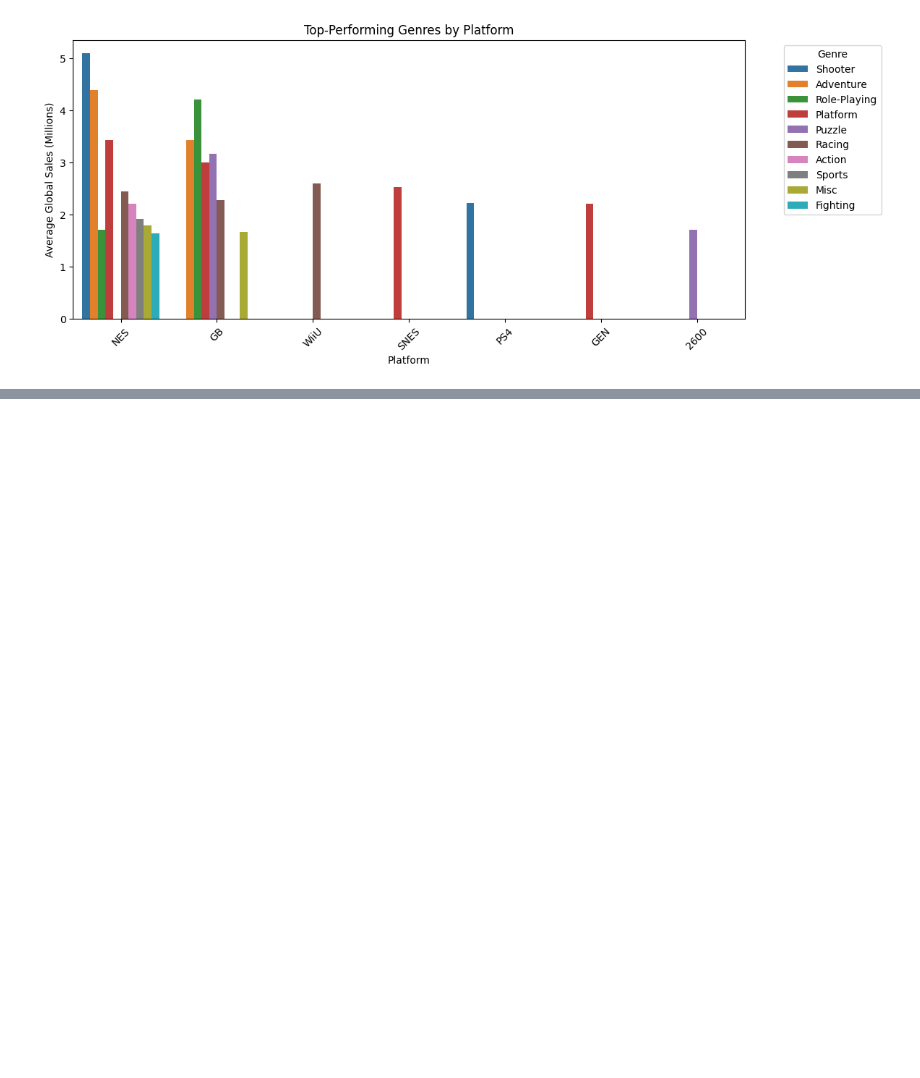
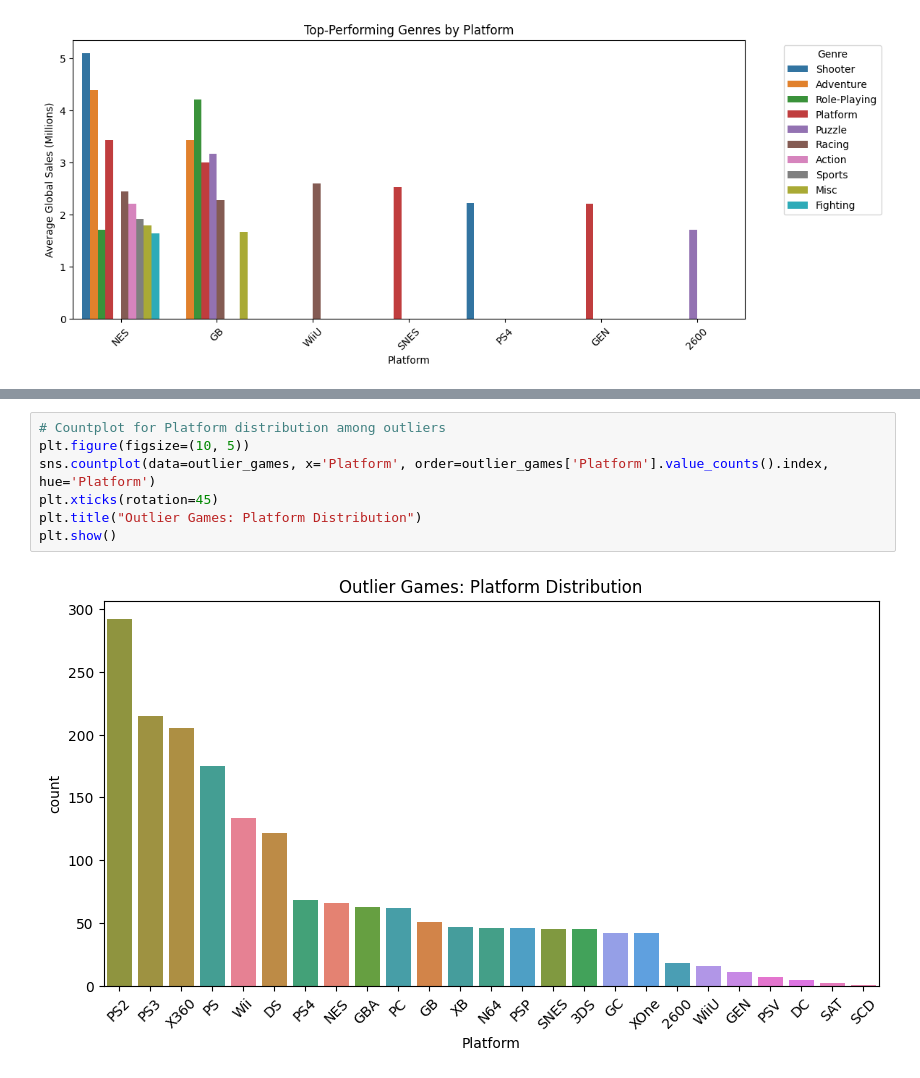
Before and after one commit to Darknight47/Data-Science-Projects-03, a Jupyter notebook: Sales_Prediction.ipynb, the cells around one changed output, grey strips where cells are left out. Drawn from its saved outputs; the diff is of its cells as text; blank space fills up the shorter version.

```diff
--- a/Sales_Prediction.ipynb
+++ b/Sales_Prediction.ipynb
@@ -311,0 +342,9 @@ plt.show()
+# %%
+# Countplot for Platform distribution among outliers
+plt.figure(figsize=(10, 5))
+sns.countplot(data=outlier_games, x='Platform', order=outlier_games['Platform'].value_counts().index, hue='Platform')
+plt.xticks(rotation=45)
+plt.title("Outlier Games: Platform Distribution")
+plt.show()
+# %% [output]
+[figure, added]
```
Also changed, not shown: parts of 5 cells of this notebook.
